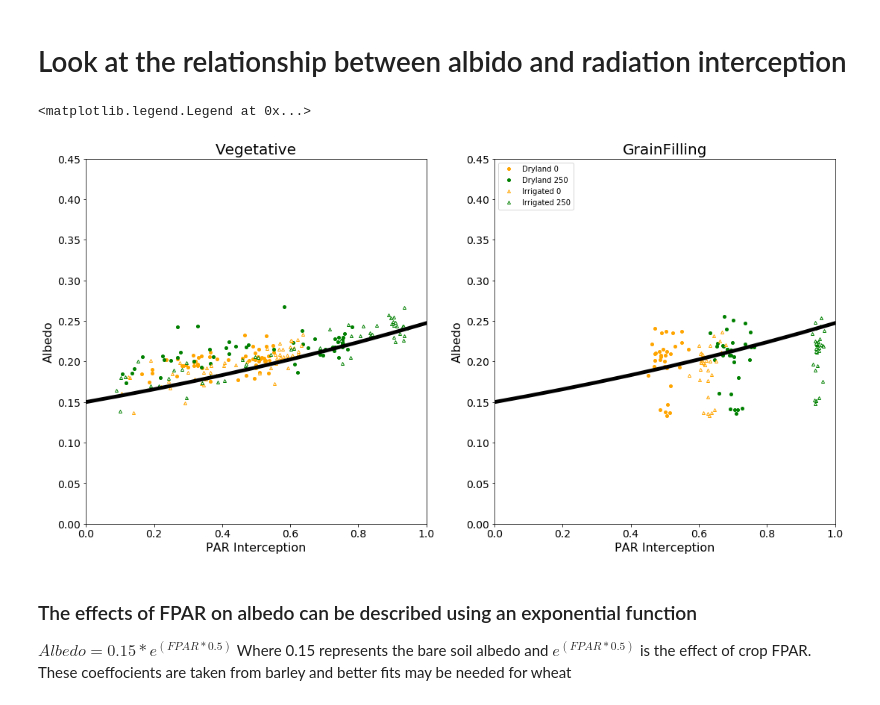
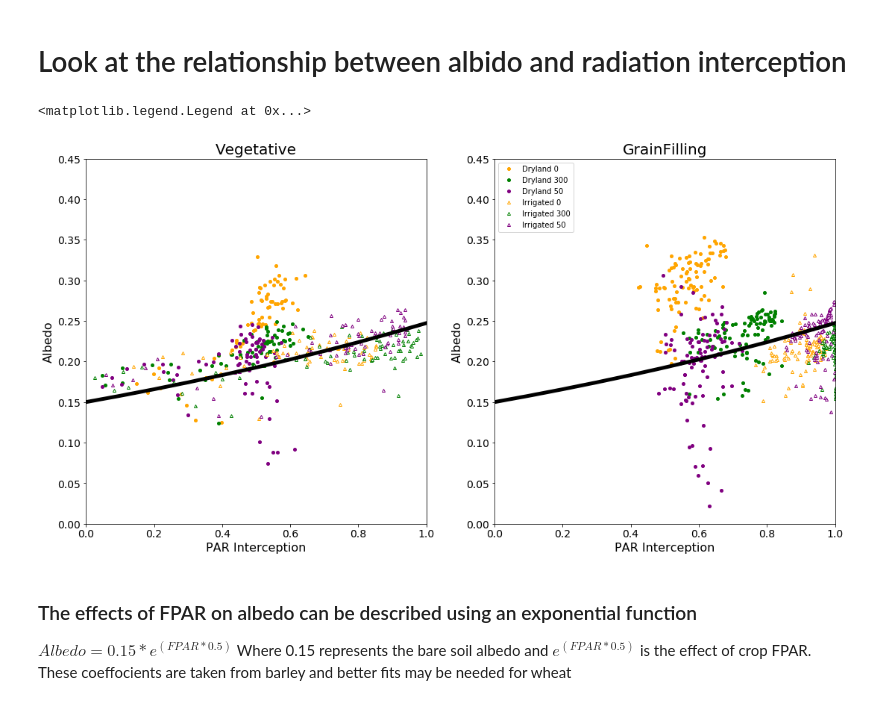
Before and after one commit to HamishBrownPFR/CropWaterAnalysis, a Jupyter notebook: FodderBeat/CanopyAnalysis.ipynb, the cells around one changed output. Cells and saved outputs as stored; diff of their text form; code cells hidden in the pictures.

```diff
--- a/FodderBeat/CanopyAnalysis.ipynb
+++ b/FodderBeat/CanopyAnalysis.ipynb
@@ -24,7 +24,7 @@ FPAR.index.name = 'Date'
 FPAR.to_pickle('.\DataFrames\DailyFPARTot.pkl')
 Ref = RadnData.loc[:,'IncomingRadnMJ'].mean(axis=1).resample('d').sum()
 Albedo = RadnData.loc[:,'ReflectedRadnMJ'].resample('d').sum().divide(Ref, axis=0)
-Albedo.drop(columns=('Irrigated','0','1'),inplace=True)
+#Albedo.drop(columns=('Irrigated','0','1'),inplace=True)
 GH.SortFrame(Albedo)
 
 tPARhourly = RadnData.loc[:,'BelowCanopyPAR'].divide(RadnData.loc[:,'AboveCanopyPAR'].mean(axis=1),axis=0)
@@ -164,9 +160,9 @@ FunctYBiasCor = []
 for x in FunctX:
     value = .15 * np.exp(x*.5)
     FunctY.append(value)
-Turn = '2015-12-10'
-Start = '2015-10-17'
-End = '2016-01-10'
+Turn = '2017-02-10'
+Start = '2016-12-01'
+End = '2017-05-15'
 DailyAlbedoMeans = AlbedoCorrected.loc[Start:Turn,:].groupby(
     level=['Irrigation','Nitrogen'],axis=1).mean()
 DailyFPARMeans = FPAR.loc[Start:Turn,:].groupby(
@@ -177,34 +173,34 @@ ax = Graph.add_subplot(1,2,1)
 GH.AddIndexedXY(DailyFPARMeans,DailyAlbedoMeans,ax,GPs,4)
 
 plt.plot(FunctX,FunctY,'-',color = 'k',linewidth=5)
 plt.ylim(0,0.45)
 plt.xlim(0,1)
 plt.xticks(fontsize=14)
 plt.yticks(fontsize=14)
 plt.title('Vegetative',fontsize=20)
 plt.ylabel('Albedo',fontsize=16)
 plt.xlabel('PAR Interception',fontsize=16)
 
 DailyAlbedoMeans = AlbedoCorrected.loc[Turn:End,:].groupby(
     level=['Irrigation','Nitrogen'],axis=1).mean()
 DailyFPARMeans = FPAR.loc[Turn:End,:].groupby(
     level=['Irrigation','Nitrogen'],axis=1).mean()
 
 ax = Graph.add_subplot(1,2,2)
 GH.AddIndexedXY(DailyFPARMeans,DailyAlbedoMeans,ax,GPs,4)
 
 plt.plot(FunctX,FunctY,'-',color ='k',linewidth=5)
 plt.ylim(0,0.45)
 plt.xlim(0,1)
 plt.title('GrainFilling',fontsize=20)
 plt.ylabel('Albedo',fontsize=16)
 plt.xlabel('PAR Interception',fontsize=16)
 plt.xticks(fontsize=14)
 plt.yticks(fontsize=14)
 plt.legend(loc = 2)
 # %% [output]
 <matplotlib.legend.Legend at 0x...>
-[figure, old version]
+[figure, new version]
 # %% [markdown]
 ### The effects of FPAR on albedo can be described using an exponential function
 $Albedo = 0.15 * e^{(FPAR*0.5)}$
```
Also changed, not shown: parts of 47 cells of this notebook, 30 other files.
